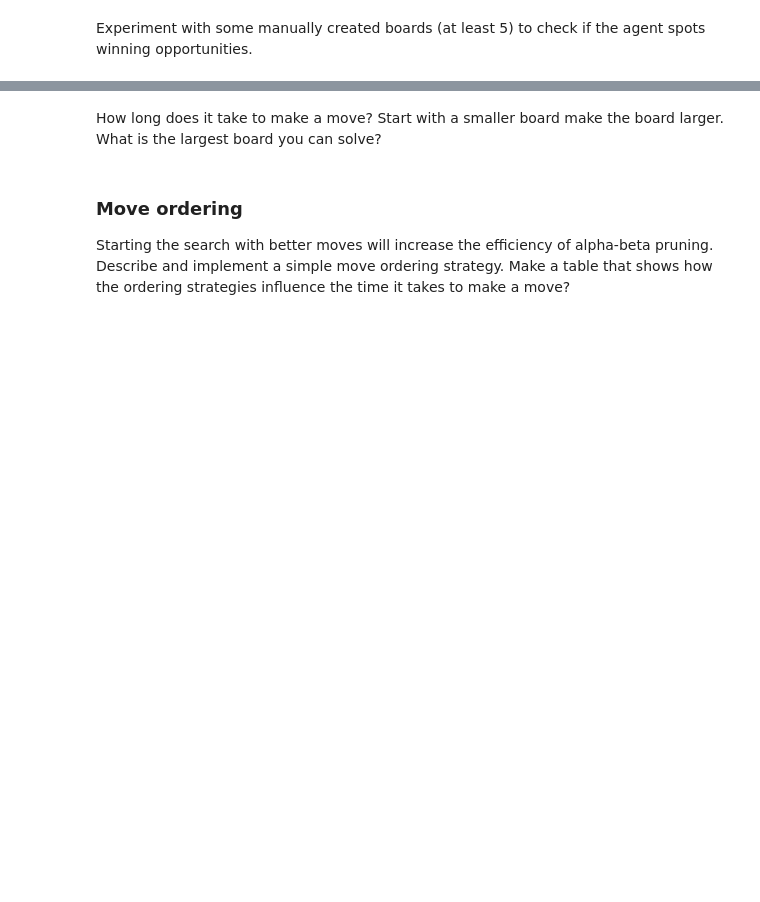
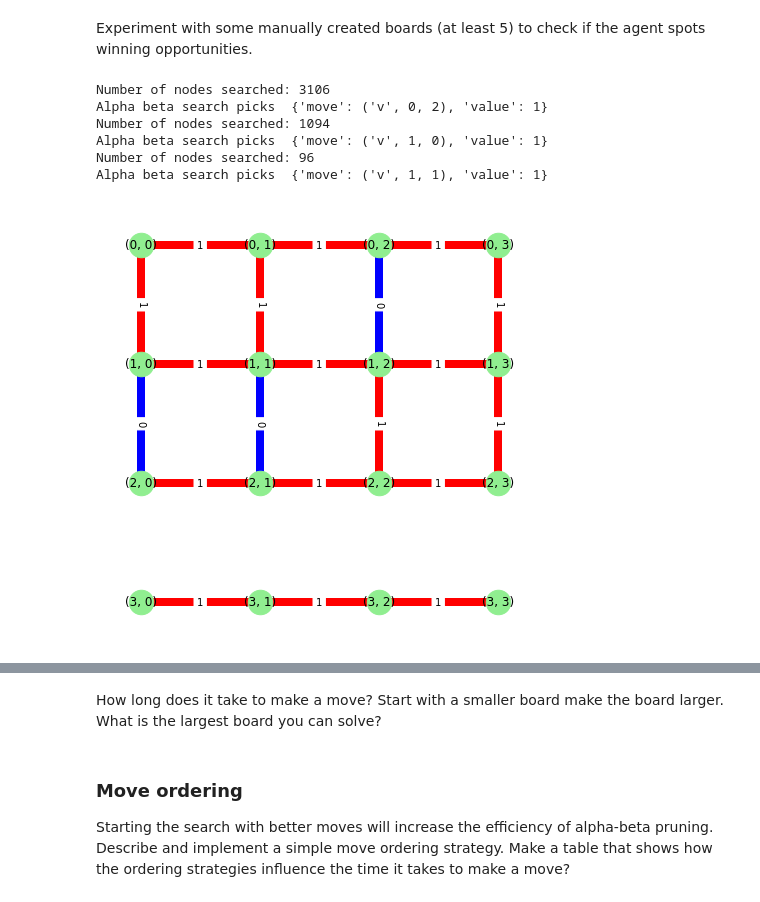
Before and after one commit to WillStrickland13/CS7320-AI, a Jupyter notebook: Games/assignment_dots_and_boxes.ipynb, the cells around one changed output, grey strips where cells are left out. Saved outputs shown, nothing was run; the diff lists cells and outputs as text; code cells hidden in the pictures; blank space fills up the shorter version.

Commit message:
Update assignment_dots_and_boxes.ipynb
Done with alpha beta pruning

```diff
--- a/Games/assignment_dots_and_boxes.ipynb
+++ b/Games/assignment_dots_and_boxes.ipynb
@@ -473,0 +525,54 @@ Experiment with some manually created boards (at least 5) to check if the agent
+# %%
+# The red lines show the moves the minimax agent has made.
+# You can see the minimax agent is able to find the winning move twice in a row
+# Each time, the agent picks the best move, evident in the second move it picked
+# It elected to not close a box which allowed for it to close two boxes on its third turn
+# The blue lines are the moves the minimax agent has made.
+edgeLabels = {}
+board = {
+    'n': 4,  ### hoizontal dots
+    'm': 4   ### vertical dots
+}
+G = nx.grid_2d_graph(board['n'], board['m'])
+createEmptyBoard(G,edgeLabels)
+addEdge(G,board,0,0,'v',1,edgeLabels)
+addEdge(G,board,0,1,'v',1,edgeLabels)
+addEdge(G,board,0,0,'h',1,edgeLabels)
+addEdge(G,board,1,0,'h',1,edgeLabels)
+addEdge(G,board,0,1,'h',1,edgeLabels)
+addEdge(G,board,1,1,'h',1,edgeLabels)
+addEdge(G,board,0,2,'h',1,edgeLabels)
+addEdge(G,board,1,2,'h',1,edgeLabels)
+addEdge(G,board,0,3,'v',1,edgeLabels)
+addEdge(G,board,1,3,'v',1,edgeLabels)
+addEdge(G,board,2,0,'h',1,edgeLabels)
+addEdge(G,board,2,1,'h',1,edgeLabels)
+addEdge(G,board,2,2,'h',1,edgeLabels)
+addEdge(G,board,3,0,'h',1,edgeLabels)
+addEdge(G,board,3,1,'h',1,edgeLabels)
+addEdge(G,board,3,2,'h',1,edgeLabels)
+
+
+move = (alpha_beta_search(board,0))
+addEdge(G,board,move["move"][1],move["move"][2],move["move"][0],0,edgeLabels)
+print("Alpha beta search picks ", move)
+
+move = (alpha_beta_search(board,0))
+addEdge(G,board,move["move"][1],move["move"][2],move["move"][0],0,edgeLabels)
+print("Alpha beta search picks ",move)
+
+addEdge(G,board,1,2,'v',1,edgeLabels)
+
+move = (alpha_beta_search(board,0))
+addEdge(G,board,move["move"][1],move["move"][2],move["move"][0],0,edgeLabels)
+print("Alpha beta search picks ",move)
+
+drawBoard(G,edgeLabels)
+# %% [output]
+Number of nodes searched: 3106
+Alpha beta search picks  {'move': ('v', 0, 2), 'value': 1}
+Number of nodes searched: 1094
+Alpha beta search picks  {'move': ('v', 1, 0), 'value': 1}
+Number of nodes searched: 96
+Alpha beta search picks  {'move': ('v', 1, 1), 'value': 1}
+[figure, added]
```
Also changed, not shown: parts of 11 cells of this notebook.
